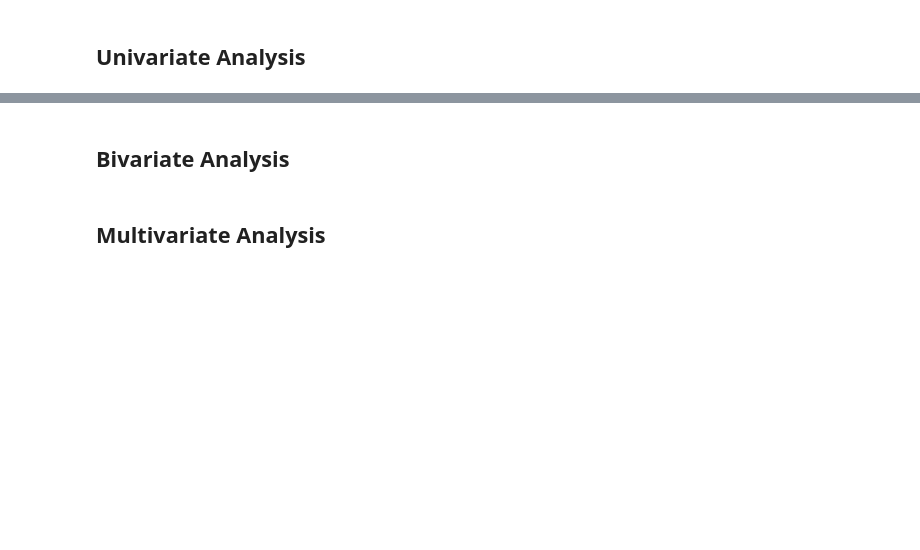
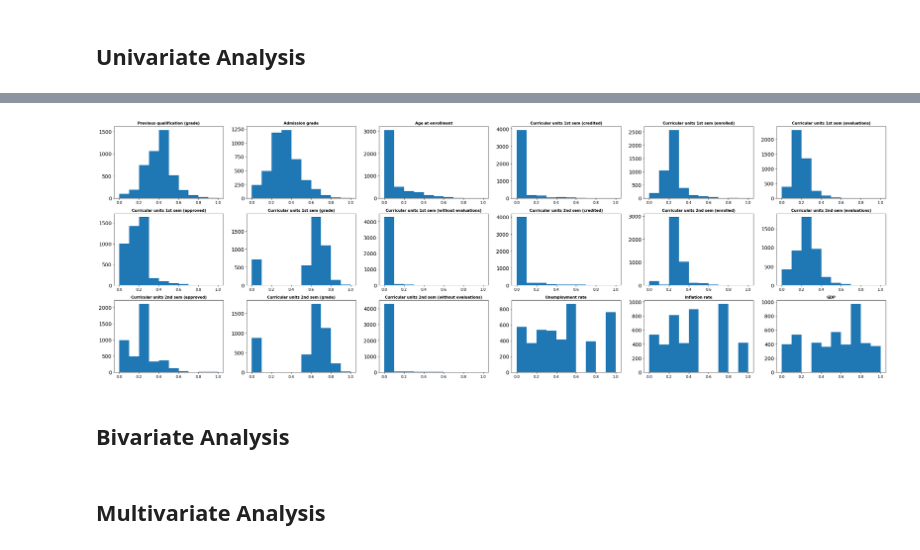
Before and after one commit to eugene-kbl/Predicting-Student-Dropout-and-Academic-Success, a Jupyter notebook: Project.ipynb, the cells around one changed output, grey strips where cells are left out. Drawn from its saved outputs; the diff is of its cells as text; code cells hidden in the pictures; blank space fills up the shorter version.

```diff
--- a/Project.ipynb
+++ b/Project.ipynb
@@ -218,3 +274,14 @@ Name: International, dtype: float64
+# %%
+fig, axs = plt.subplots(3, int(len(non_categorical_attributes)/3), figsize=(30,10))
+
+for i, ax in enumerate(axs.flat):
+    ax.hist(df_outlier_test[non_categorical_attributes].iloc[:,i])
+    ax.set_title(df_outlier_test[non_categorical_attributes].columns[i], fontsize=10, fontweight='bold')
+    ax.tick_params(axis='y', labelsize=14)
+
+plt.tight_layout()
+# %% [output]
+[figure, added]
 # %% [markdown]
 ## Bivariate Analysis
 # %% [markdown]
```
Also changed, not shown: parts of 8 cells of this notebook.
